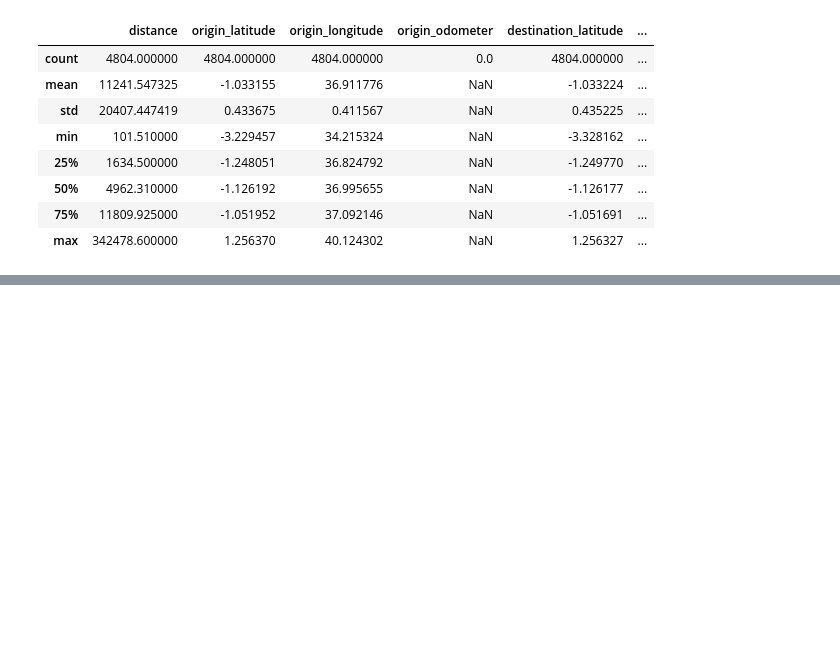
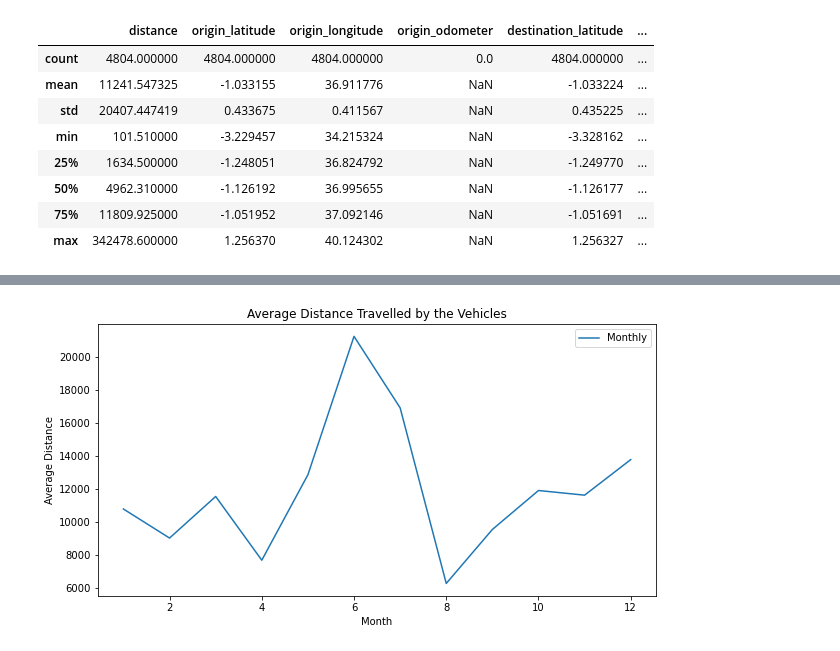
Before and after one commit to Ronnie-Leon76/Yatsa-Analytics, a Jupyter notebook: Yatsa-Analytics-EDA.ipynb, the cells around one changed output, grey strips where cells are left out. Cells and saved outputs as stored; diff of their text form; code cells hidden in the pictures; blank space fills up the shorter version.

```diff
--- a/Yatsa-Analytics-EDA.ipynb
+++ b/Yatsa-Analytics-EDA.ipynb
@@ -114,0 +360,10 @@ trips_df.describe()
+# %%
+plt.figure(figsize=(10, 5))
+plt.plot(trips_df.groupby('created_month')['distance'].mean(), label='Monthly')
+plt.legend()
+plt.xlabel('Month')
+plt.ylabel('Average Distance')
+plt.title('Average Distance Travelled by the Vehicles')
+plt.show()
+# %% [output]
+[figure, added]
```
Also changed, not shown: parts of 32 cells of this notebook, 2 other files.
